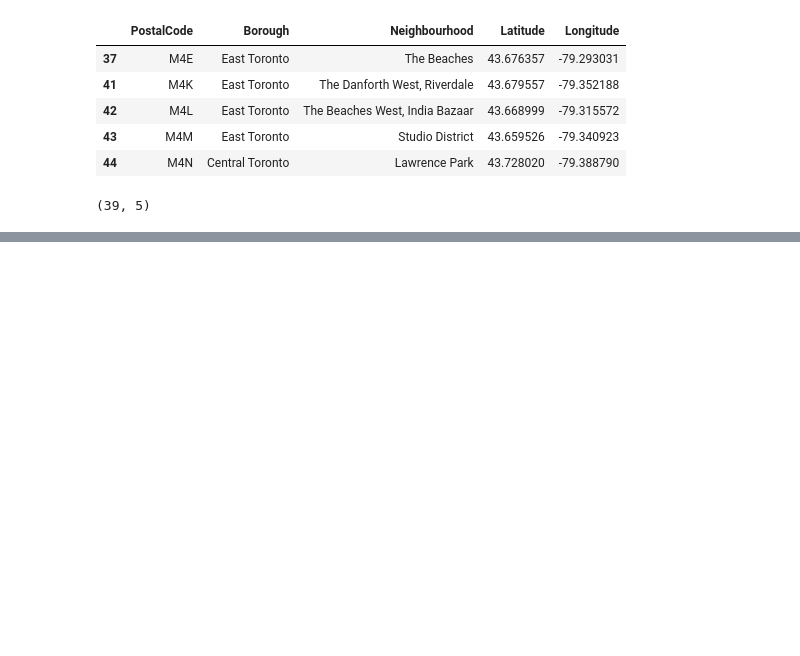
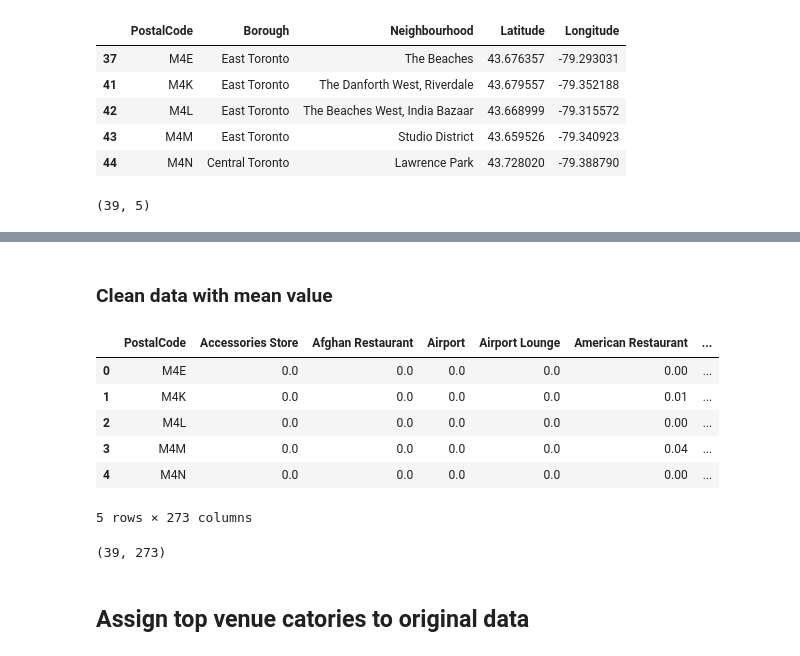
Before and after one commit to mark-locatechs/Coursera_Capstone, a Jupyter notebook: week3_toronto.ipynb, the cells around one changed output, grey strips where cells are left out. Cells and saved outputs as stored; diff of their text form; code cells hidden in the pictures; blank space fills up the shorter version.

```diff
--- a/week3_toronto.ipynb
+++ b/week3_toronto.ipynb
@@ -140,0 +285,19 @@ Name: 0, dtype: object
+# %% [markdown]
+### Clean data with mean value
+# %%
+toronto_grouped = torento_onehot.groupby('PostalCode').mean().reset_index()
+toronto_grouped.head()
+# %% [output]
+|  | PostalCode | Accessories Store | Afghan Restaurant | Airport | Airport Lounge | American Restaurant | ... |
+| 0 | M4E | 0.0 | 0.0 | 0.0 | 0.0 | 0.00 | ... |
+| 1 | M4K | 0.0 | 0.0 | 0.0 | 0.0 | 0.01 | ... |
+| 2 | M4L | 0.0 | 0.0 | 0.0 | 0.0 | 0.00 | ... |
+| 3 | M4M | 0.0 | 0.0 | 0.0 | 0.0 | 0.04 | ... |
+| 4 | M4N | 0.0 | 0.0 | 0.0 | 0.0 | 0.00 | ... |
+5 rows × 273 columns
+# %%
+toronto_grouped.shape
+# %% [output]
+(39, 273)
+# %% [markdown]
+## Assign top venue catories to original data
```
Also changed, not shown: parts of 27 cells of this notebook.
